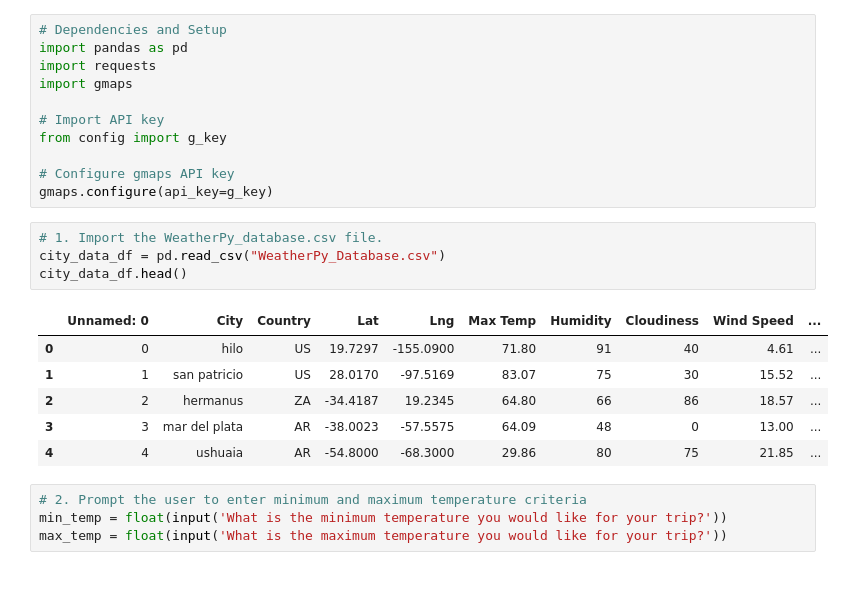
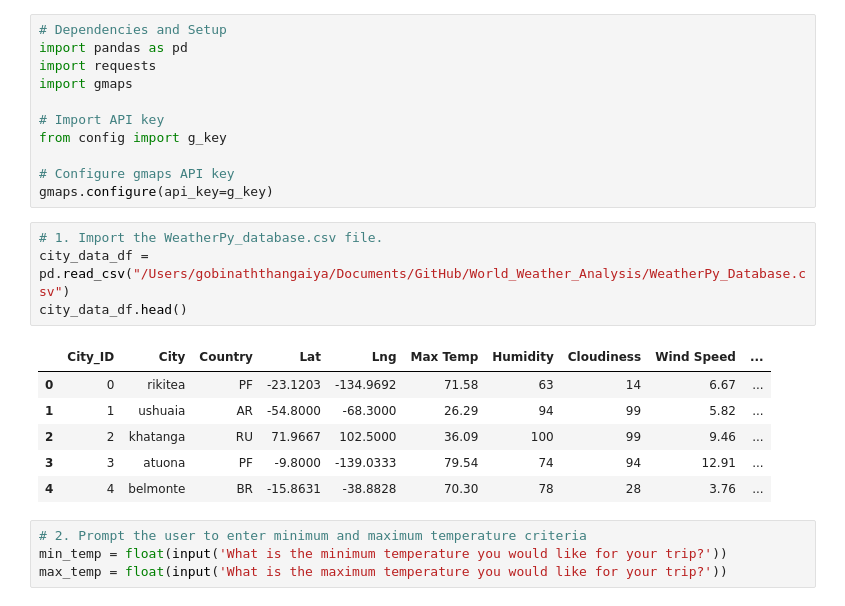
Before and after one commit to Gobi1616/World_Weather_Analysis, a Jupyter notebook: Vacation_Search/Vacation_Search.ipynb, the cells around one changed output. Cells and saved outputs as stored; diff of their text form.

```diff
--- a/Vacation_Search/Vacation_Search.ipynb
+++ b/Vacation_Search/Vacation_Search.ipynb
@@ -13,15 +13,15 @@ from config import g_key
 gmaps.configure(api_key=g_key)
 # %%
 # 1. Import the WeatherPy_database.csv file.
-city_data_df = pd.read_csv("WeatherPy_Database.csv")
+city_data_df = pd.read_csv("/Users/gobinaththangaiya/Documents/GitHub/World_Weather_Analysis/WeatherPy_Database.csv")
 city_data_df.head()
 # %% [output]
-|  | Unnamed: 0 | City | Country | Lat | Lng | Max Temp | Humidity | Cloudiness | Wind Speed | ... |
-| 0 | 0 | hilo | US | 19.7297 | -155.0900 | 71.80 | 91 | 40 | 4.61 | ... |
-| 1 | 1 | san patricio | US | 28.0170 | -97.5169 | 83.07 | 75 | 30 | 15.52 | ... |
-| 2 | 2 | hermanus | ZA | -34.4187 | 19.2345 | 64.80 | 66 | 86 | 18.57 | ... |
-| 3 | 3 | mar del plata | AR | -38.0023 | -57.5575 | 64.09 | 48 | 0 | 13.00 | ... |
-| 4 | 4 | ushuaia | AR | -54.8000 | -68.3000 | 29.86 | 80 | 75 | 21.85 | ... |
+|  | City_ID | City | Country | Lat | Lng | Max Temp | Humidity | Cloudiness | Wind Speed | ... |
+| 0 | 0 | rikitea | PF | -23.1203 | -134.9692 | 71.58 | 63 | 14 | 6.67 | ... |
+| 1 | 1 | ushuaia | AR | -54.8000 | -68.3000 | 26.29 | 94 | 99 | 5.82 | ... |
+| 2 | 2 | khatanga | RU | 71.9667 | 102.5000 | 36.09 | 100 | 99 | 9.46 | ... |
+| 3 | 3 | atuona | PF | -9.8000 | -139.0333 | 79.54 | 74 | 94 | 12.91 | ... |
+| 4 | 4 | belmonte | BR | -15.8631 | -38.8828 | 70.30 | 78 | 28 | 3.76 | ... |
 # %%
 # 2. Prompt the user to enter minimum and maximum temperature criteria
 min_temp = float(input('What is the minimum temperature you would like for your trip?'))
```
Also changed, not shown: parts of 9 cells of this notebook, 7 other files.
